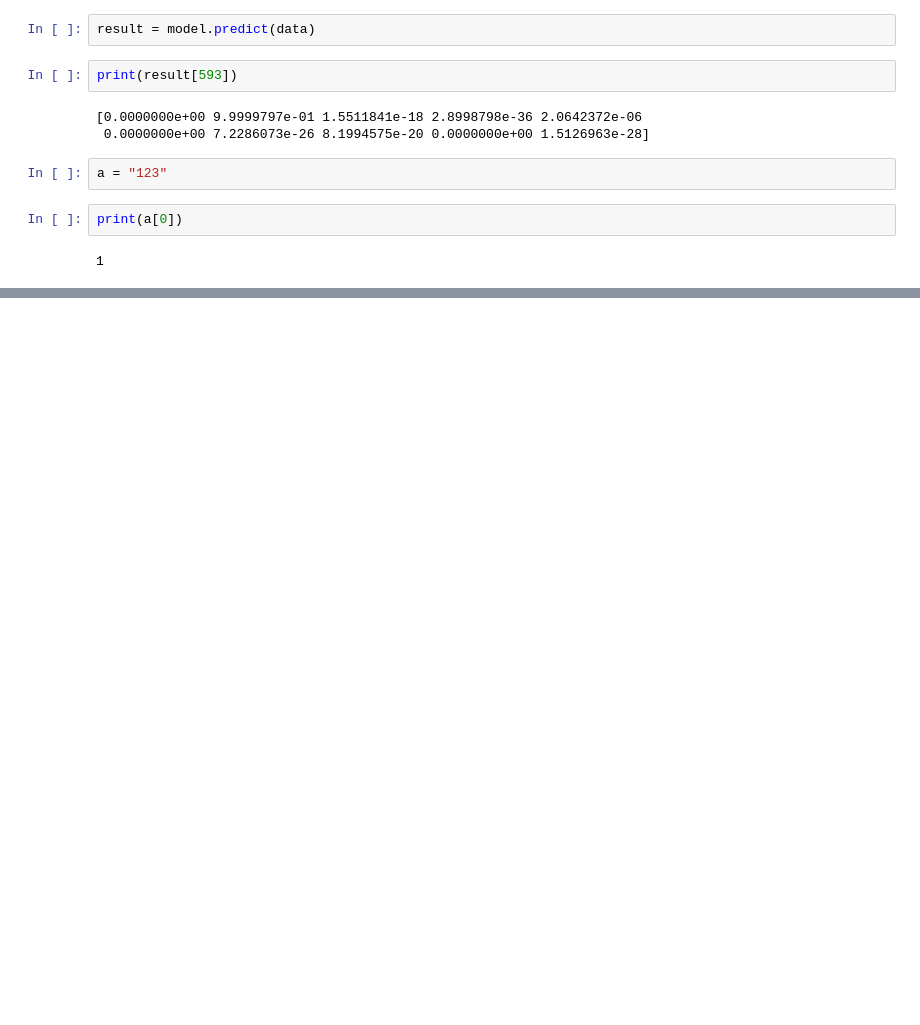
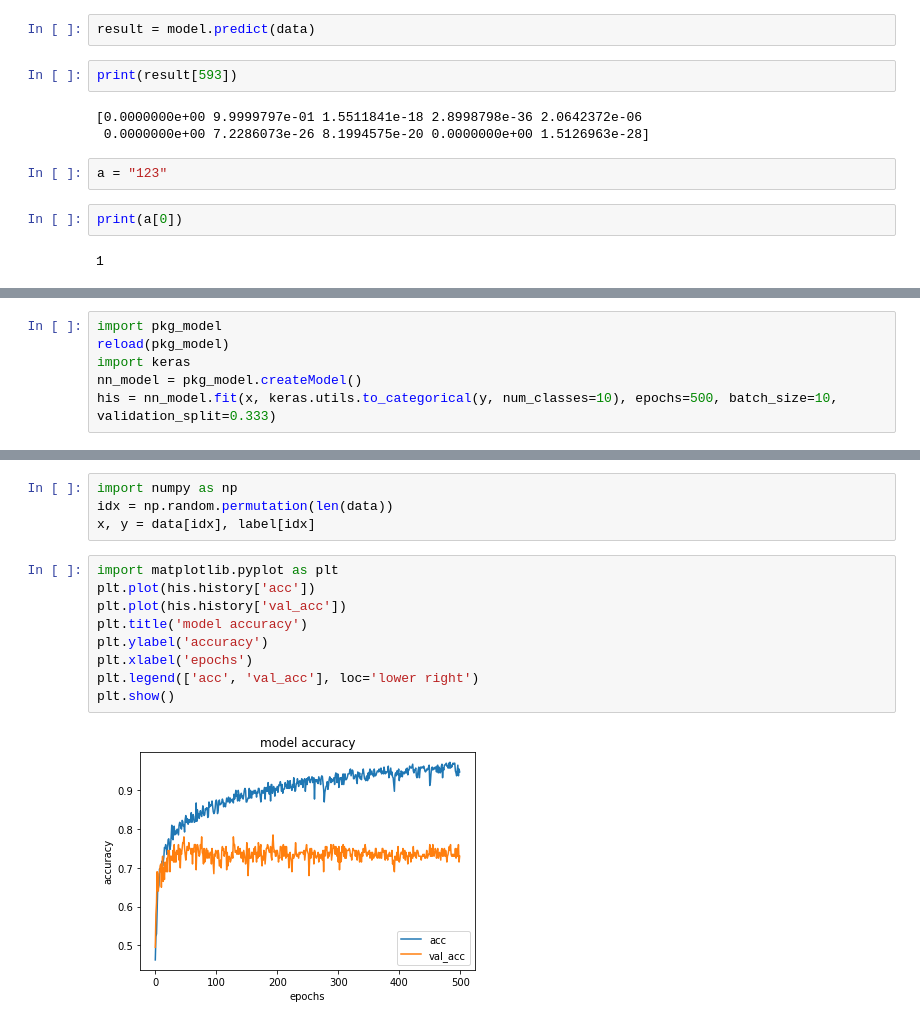
Before and after one commit to Jayzh7/Neural-Network-Classifier, a Jupyter notebook: FCN2.ipynb, the cells around one changed output, grey strips where cells are left out. Drawn from its saved outputs; the diff is of its cells as text; blank space fills up the shorter version.

Commit message:
Add visualization model and implement plot part for 3-fold validation
add regularizers, drop out  for model.

```diff
--- a/FCN2.ipynb
+++ b/FCN2.ipynb
@@ -342,0 +224,6 @@ print(a[0])
+# %%
+import pkg_model
+reload(pkg_model)
+import keras
+nn_model = pkg_model.createModel()
+his = nn_model.fit(x, keras.utils.to_categorical(y, num_classes=10), epochs=500, batch_size=10, validation_split=0.333)
@@ -342,0 +248,15 @@ print(a[0])
+# %%
+import numpy as np
+idx = np.random.permutation(len(data))
+x, y = data[idx], label[idx]
+# %%
+import matplotlib.pyplot as plt
+plt.plot(his.history['acc'])
+plt.plot(his.history['val_acc'])
+plt.title('model accuracy')
+plt.ylabel('accuracy')
+plt.xlabel('epochs')
+plt.legend(['acc', 'val_acc'], loc='lower right')
+plt.show()
+# %% [output]
+[figure, added]
```
Also changed, not shown: parts of 16 cells of this notebook, 8 other files.
